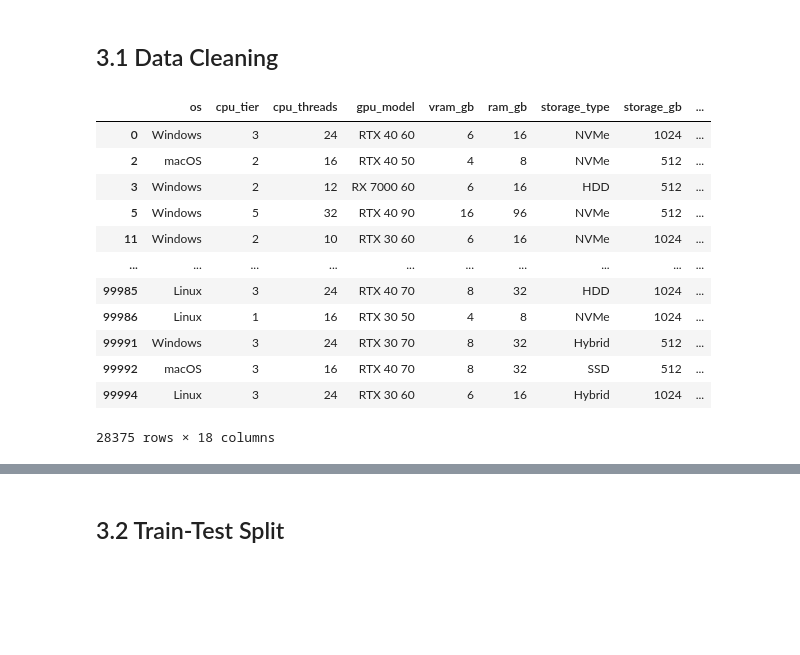
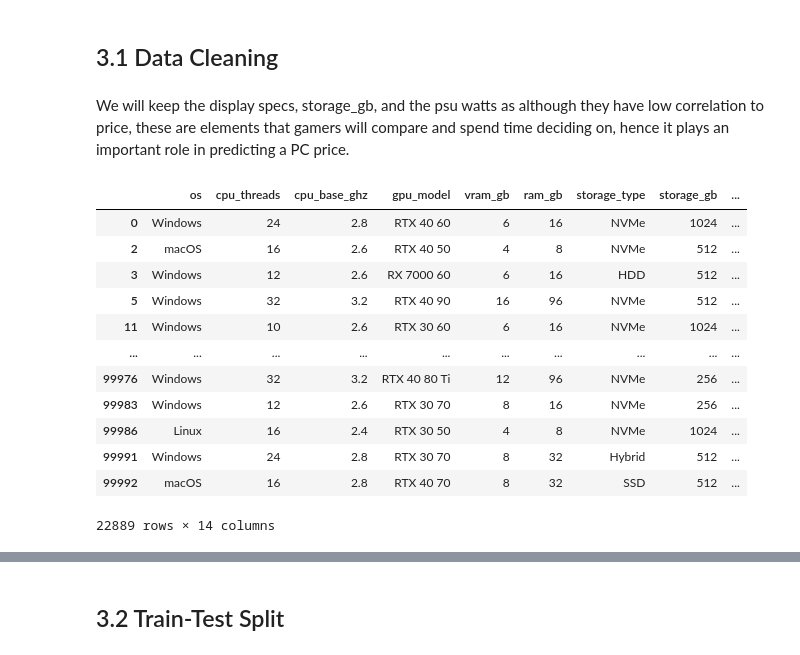
Before and after one commit to TPsengkang/mldp-project, a Jupyter notebook: MLDP Program Codes Submission Template.ipynb, the cells around one changed output, grey strips where cells are left out. Drawn from its saved outputs; the diff is of its cells as text; code cells hidden in the pictures; blank space fills up the shorter version.

Commit message:
Performed more data cleaning
removed outliers and more unneeded columns

```diff
--- a/MLDP Program Codes Submission Template.ipynb
+++ b/MLDP Program Codes Submission Template.ipynb
@@ -235,3 +246,15 @@ plt.show()
+# %%
+##Remove outliers based on domain knowledge
+## (Specific values obtained from Kaggle website or singlular box plot above)
+df = df[
+        (df['cpu_cores'] <= 20) &
+        (df['cpu_threads'] <= 40) &
+        (df['ram_gb'] <= 136) &
+        (df['storage_gb'] <= 2048) &
+        (df['psu_watts'] <= 1000) &
+        (df['bluetooth'] >= 5.0) &
+        (df['warranty_months'] <= 36)
+    ]
 # %% [markdown]
 ### 2.3.2 Understanding relationship between variables
 # %%
@@ -276,37 +343,50 @@ plt.show()
 # 3. Data Preparation
 # %% [markdown]
 ## 3.1 Data Cleaning
+# %% [markdown]
+We will keep the display specs, storage_gb, and the psu watts as although they have low correlation to price, these are elements that gamers will compare and spend time deciding on, hence it plays an important role in predicting a PC price.
 # %%
-## Clean data
+## Clean data after EDA
 ##Remove uneeded CPU columns
 ## Keep CPU tier and CPU threads
 df = df.drop(columns=[
-    'cpu_base_ghz',    # not needed as both are highly correlated with cpu tier, and cpu tier is a better indicator of performance
-    'cpu_boost_ghz',
+    'cpu_boost_ghz',    # not needed as both are highly correlated with cpu base, and cpu base is a better indicator of performance as it has higher correlation with price
+    'cpu_tier',  #not needed as cpu_base_ghz is a more specific indicator of performance and has similar correlation with price as cpu_tier
     'cpu_cores',     # not needed as we have cpu_threads, which is a better indicator of performance, and corr
-    'cpu_brand',     # not needed as we are only are looking at raw CPU performance via cpu tier
-    'cpu_model'      # not needed as we are only are looking at raw CPU performance via cpu tier
+    'cpu_brand',     # not needed as we are only are looking at raw CPU performance via cpu base ghz
+    'cpu_model'      # not needed as we are only are looking at raw CPU performance via cpu base ghz
 ])
 
 ## Remove uneeded GPU columns
 ## Keep GPU model and GPU memory size
 df = df.drop(columns=[
     'gpu_brand',      # not needed as we have the gpu model, which indicates the brand as well
     'gpu_tier'        # not needed as we have gpu model, which is a better indicator of performance
 ])
 
+## Remove other uneeded columns
+
+df = df.drop(columns=[
+    'storage_drive_count',       # not needed as storage_type and storage_gb are sufficient
+    'wifi',                      # Remove as low correlation with price and not strongly needed
+    'bluetooth',
+    'warranty_months'
+])
+
+
+
 df
 # %% [output]
-|  | os | cpu_tier | cpu_threads | gpu_model | vram_gb | ram_gb | storage_type | storage_gb | ... |
-| 0 | Windows | 3 | 24 | RTX 40 60 | 6 | 16 | NVMe | 1024 | ... |
-| 2 | macOS | 2 | 16 | RTX 40 50 | 4 | 8 | NVMe | 512 | ... |
-| 3 | Windows | 2 | 12 | RX 7000 60 | 6 | 16 | HDD | 512 | ... |
-| 5 | Windows | 5 | 32 | RTX 40 90 | 16 | 96 | NVMe | 512 | ... |
-| 11 | Windows | 2 | 10 | RTX 30 60 | 6 | 16 | NVMe | 1024 | ... |
+|  | os | cpu_threads | cpu_base_ghz | gpu_model | vram_gb | ram_gb | storage_type | storage_gb | ... |
+| 0 | Windows | 24 | 2.8 | RTX 40 60 | 6 | 16 | NVMe | 1024 | ... |
+| 2 | macOS | 16 | 2.6 | RTX 40 50 | 4 | 8 | NVMe | 512 | ... |
+| 3 | Windows | 12 | 2.6 | RX 7000 60 | 6 | 16 | HDD | 512 | ... |
+| 5 | Windows | 32 | 3.2 | RTX 40 90 | 16 | 96 | NVMe | 512 | ... |
+| 11 | Windows | 10 | 2.6 | RTX 30 60 | 6 | 16 | NVMe | 1024 | ... |
 | ... | ... | ... | ... | ... | ... | ... | ... | ... | ... |
-| 99985 | Linux | 3 | 24 | RTX 40 70 | 8 | 32 | HDD | 1024 | ... |
-| 99986 | Linux | 1 | 16 | RTX 30 50 | 4 | 8 | NVMe | 1024 | ... |
-| 99991 | Windows | 3 | 24 | RTX 30 70 | 8 | 32 | Hybrid | 512 | ... |
-| 99992 | macOS | 3 | 16 | RTX 40 70 | 8 | 32 | SSD | 512 | ... |
-| 99994 | Linux | 3 | 24 | RTX 30 60 | 6 | 16 | Hybrid | 1024 | ... |
+| 99976 | Windows | 32 | 3.2 | RTX 40 80 Ti | 12 | 96 | NVMe | 256 | ... |
+| 99983 | Windows | 12 | 2.6 | RTX 30 70 | 8 | 16 | NVMe | 256 | ... |
+| 99986 | Linux | 16 | 2.4 | RTX 30 50 | 4 | 8 | NVMe | 1024 | ... |
+| 99991 | Windows | 24 | 2.8 | RTX 30 70 | 8 | 32 | Hybrid | 512 | ... |
+| 99992 | macOS | 16 | 2.8 | RTX 40 70 | 8 | 32 | SSD | 512 | ... |
-28375 rows × 18 columns
+22889 rows × 14 columns
```
Also changed, not shown: parts of 14 cells of this notebook, 1 other file.
